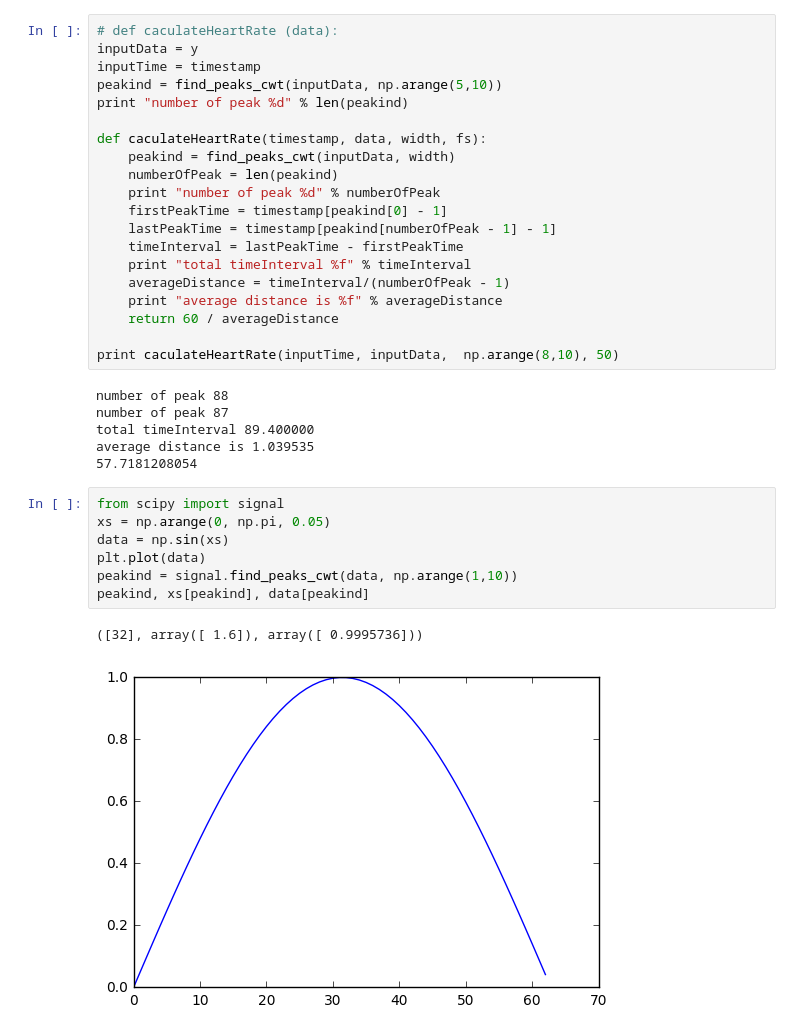
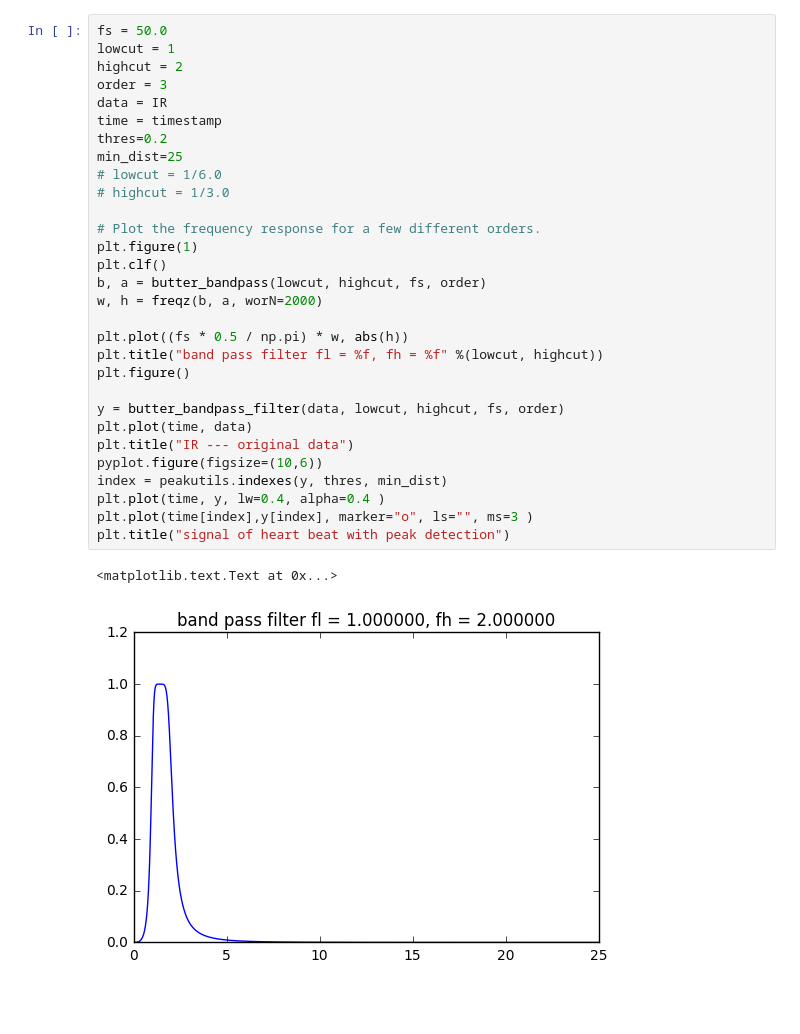
Before and after one commit to jma19/CS244Fall2017, a Jupyter notebook: Assignment#3/caculator.ipynb, the cells around one changed output. Cells and saved outputs as stored; diff of their text form; blank space fills up the shorter version.

```diff
--- a/Assignment#3/caculator.ipynb
+++ b/Assignment#3/caculator.ipynb
@@ -59,36 +45,33 @@ plt.title("filtered data")
-# %%
-# def caculateHeartRate (data):
-inputData = y
-inputTime = timestamp
-peakind = find_peaks_cwt(inputData, np.arange(5,10))
-print "number of peak %d" % len(peakind)
-
-def caculateHeartRate(timestamp, data, width, fs):
-    peakind = find_peaks_cwt(inputData, width)
-    numberOfPeak = len(peakind)
-    print "number of peak %d" % numberOfPeak
-    firstPeakTime = timestamp[peakind[0] - 1]
-    lastPeakTime = timestamp[peakind[numberOfPeak - 1] - 1]
-    timeInterval = lastPeakTime - firstPeakTime
-    print "total timeInterval %f" % timeInterval
-    averageDistance = timeInterval/(numberOfPeak - 1)
-    print "average distance is %f" % averageDistance
-    return 60 / averageDistance
-
-print caculateHeartRate(inputTime, inputData,  np.arange(8,10), 50)
-# %% [output]
-number of peak 88
-number of peak 87
-total timeInterval 89.400000
-average distance is 1.039535
-57.7181208054
-# %%
-from scipy import signal
-xs = np.arange(0, np.pi, 0.05)
-data = np.sin(xs)
-plt.plot(data)
-peakind = signal.find_peaks_cwt(data, np.arange(1,10))
-peakind, xs[peakind], data[peakind]
-# %% [output]
-([32], array([ 1.6]), array([ 0.9995736]))
-[figure, removed]
+# %%
+fs = 50.0
+lowcut = 1
+highcut = 2
+order = 3
+data = IR
+time = timestamp
+thres=0.2
+min_dist=25
+# lowcut = 1/6.0
+# highcut = 1/3.0
+
+# Plot the frequency response for a few different orders.
+plt.figure(1)
+plt.clf()
+b, a = butter_bandpass(lowcut, highcut, fs, order)
+w, h = freqz(b, a, worN=2000)
+
+plt.plot((fs * 0.5 / np.pi) * w, abs(h))
+plt.title("band pass filter fl = %f, fh = %f" %(lowcut, highcut))
+plt.figure()
+
+y = butter_bandpass_filter(data, lowcut, highcut, fs, order)
+plt.plot(time, data)
+plt.title("IR --- original data")
+pyplot.figure(figsize=(10,6))
+index = peakutils.indexes(y, thres, min_dist)
+plt.plot(time, y, lw=0.4, alpha=0.4 )
+plt.plot(time[index],y[index], marker="o", ls="", ms=3 )
+plt.title("signal of heart beat with peak detection")
+# %% [output]
+<matplotlib.text.Text at 0x...>
+[figure, added]
```
Also changed, not shown: parts of 9 cells of this notebook.
